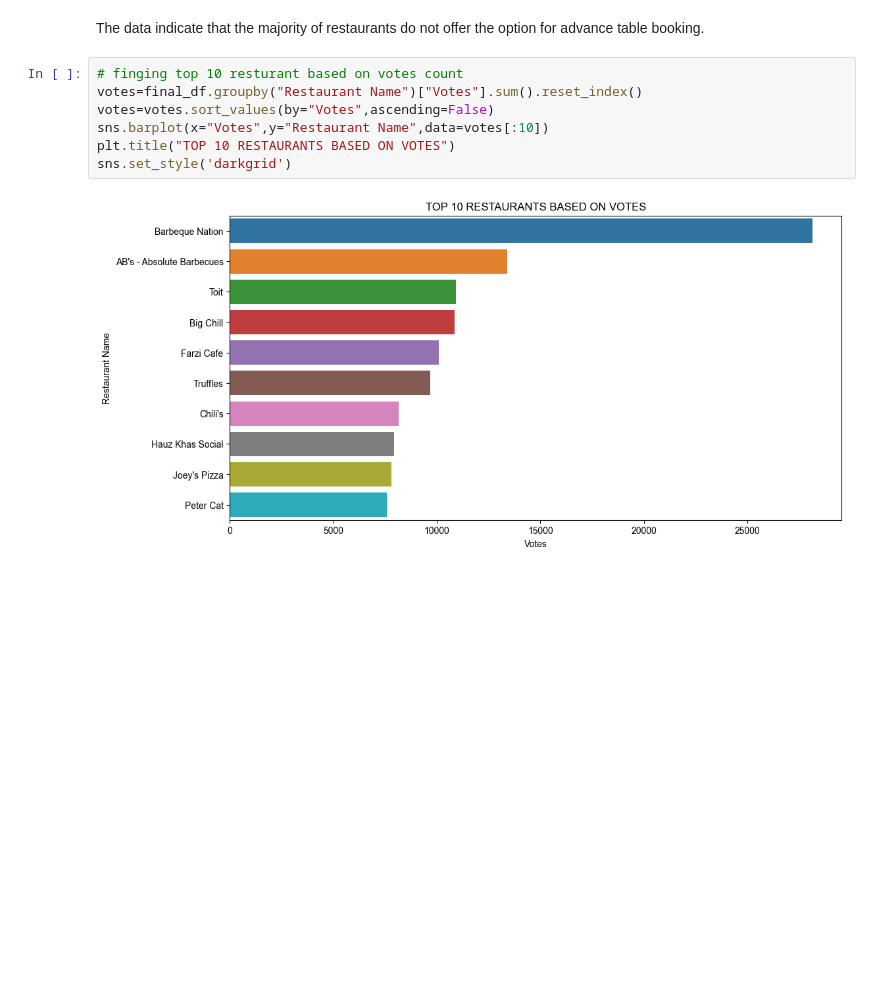
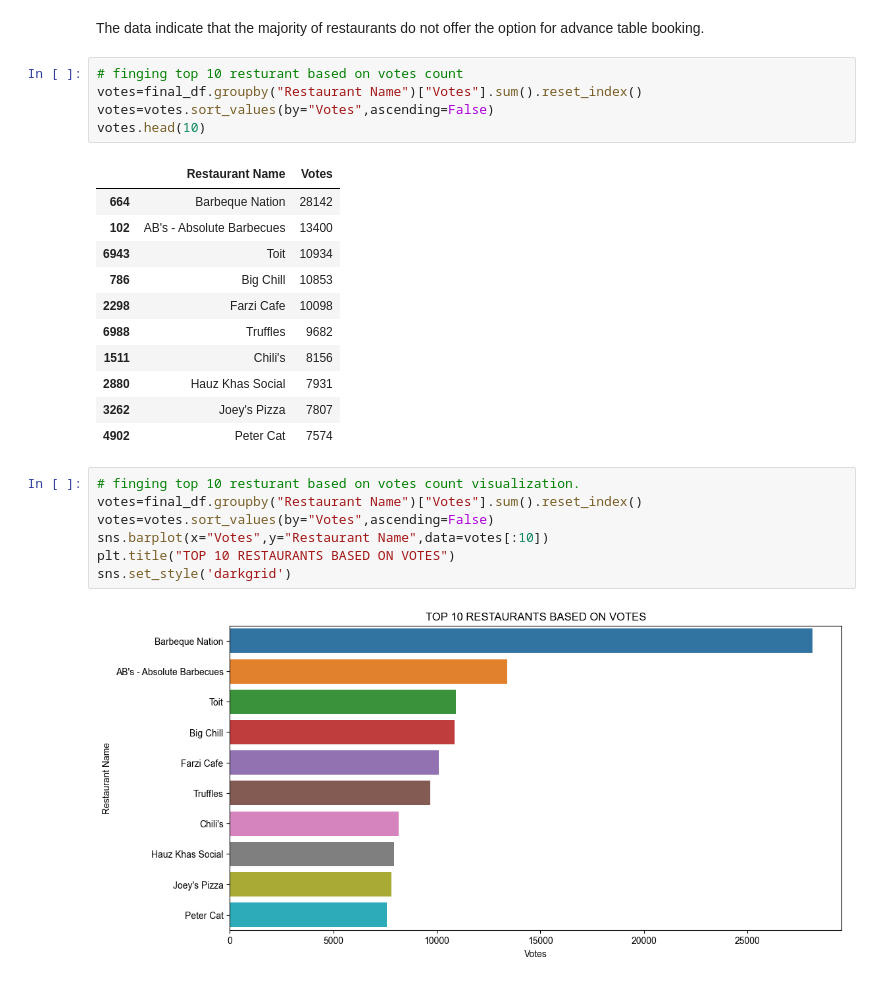
Before and after one commit to Ajeetm1/Zomato-Data-Analysis-Using-Python, a Jupyter notebook: Zomato_Data_Analysis.ipynb, the cells around one changed output. Saved outputs shown, nothing was run; the diff lists cells and outputs as text; blank space fills up the shorter version.

```diff
--- a/Zomato_Data_Analysis.ipynb
+++ b/Zomato_Data_Analysis.ipynb
@@ -496,8 +513,25 @@ plt.show()
 [figure]
 # %% [markdown]
 The data indicate that the majority of restaurants do not offer the option for advance table booking.
+# %%
+# finging top 10 resturant based on votes count
+votes=final_df.groupby("Restaurant Name")["Votes"].sum().reset_index()
+votes=votes.sort_values(by="Votes",ascending=False)
+votes.head(10)
+# %% [output]
+|  | Restaurant Name | Votes |
+| 664 | Barbeque Nation | 28142 |
+| 102 | AB's - Absolute Barbecues | 13400 |
+| 6943 | Toit | 10934 |
+| 786 | Big Chill | 10853 |
+| 2298 | Farzi Cafe | 10098 |
+| 6988 | Truffles | 9682 |
+| 1511 | Chili's | 8156 |
+| 2880 | Hauz Khas Social | 7931 |
+| 3262 | Joey's Pizza | 7807 |
+| 4902 | Peter Cat | 7574 |
 # %%
-# finging top 10 resturant based on votes count
+# finging top 10 resturant based on votes count visualization.
 votes=final_df.groupby("Restaurant Name")["Votes"].sum().reset_index()
 votes=votes.sort_values(by="Votes",ascending=False)
 sns.barplot(x="Votes",y="Restaurant Name",data=votes[:10])
```
Also changed, not shown: parts of 8 cells of this notebook.
